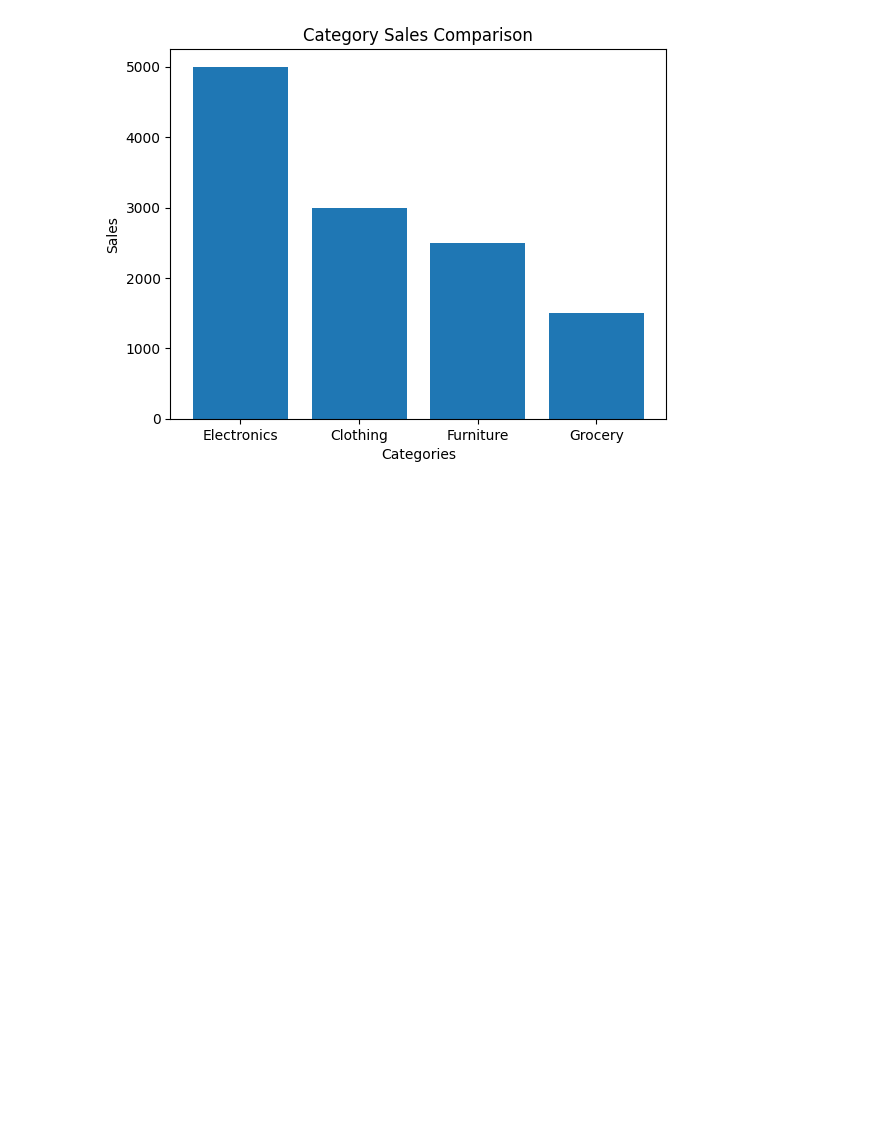
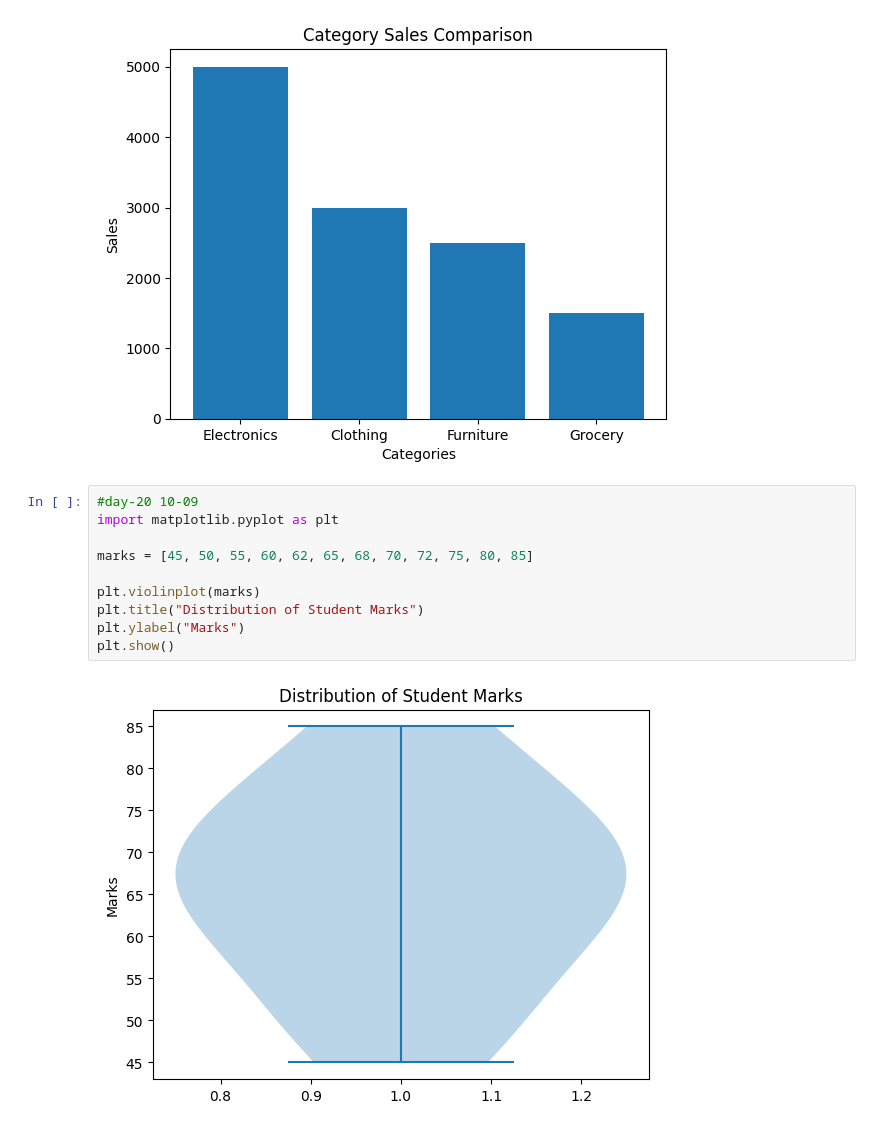
Before and after one commit to yaswanth-tech/da, a Jupyter notebook: matplot_practice.ipynb, the cells around one changed output. Drawn from its saved outputs; the diff is of its cells as text; blank space fills up the shorter version.

```diff
--- a/matplot_practice.ipynb
+++ b/matplot_practice.ipynb
@@ -128,3 +128,15 @@ plt.show()
 # %% [output]
 Category with lowest contribution: Grocery
 [figure]
+# %%
+#day-20 10-09
+import matplotlib.pyplot as plt
+
+marks = [45, 50, 55, 60, 62, 65, 68, 70, 72, 75, 80, 85]
+
+plt.violinplot(marks)
+plt.title("Distribution of Student Marks")
+plt.ylabel("Marks")
+plt.show()
+# %% [output]
+[figure, added]
```
Also changed, not shown: parts of 3 cells of this notebook.
